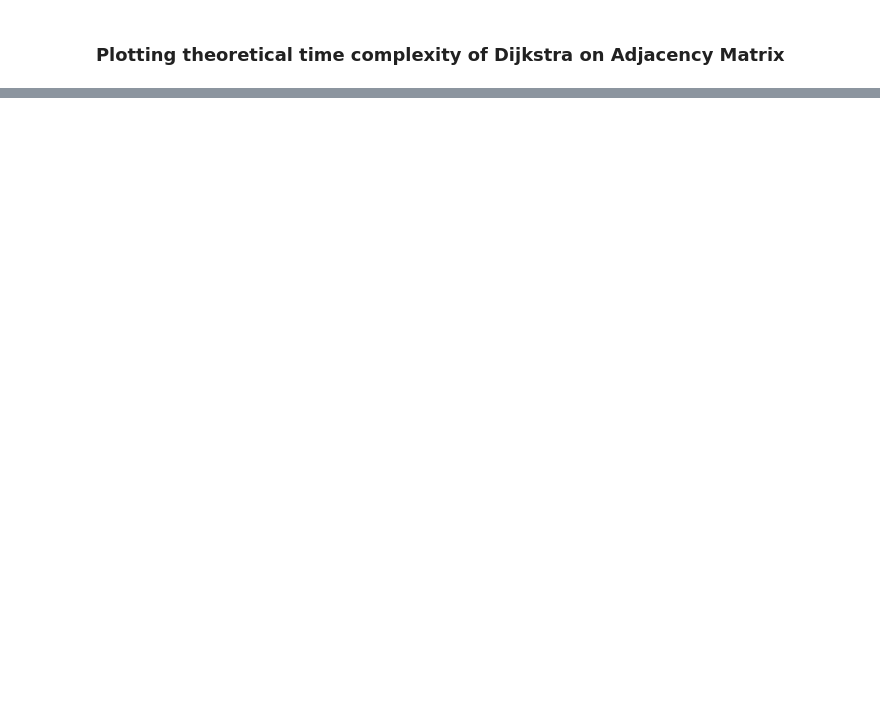
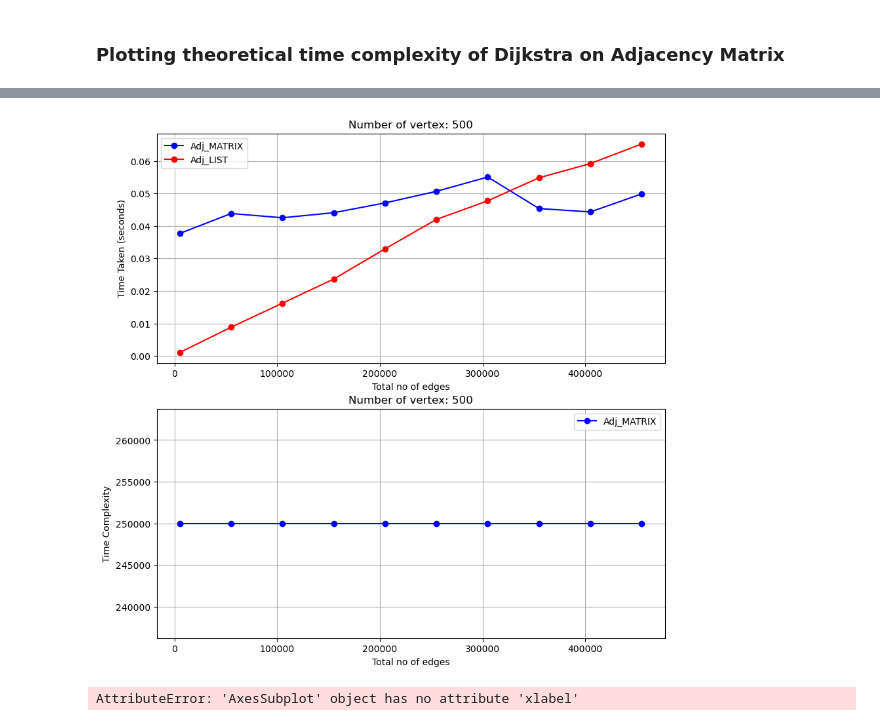
Before and after one commit to GeneralR3d/SC2001-Algorithms, a Jupyter notebook: Project2/Dijkstra on adjacency matrix.ipynb, the cells around one changed output, grey strips where cells are left out. Cells and saved outputs as stored; diff of their text form; code cells hidden in the pictures; blank space fills up the shorter version.

```diff
--- a/Project2/Dijkstra on adjacency matrix.ipynb
+++ b/Project2/Dijkstra on adjacency matrix.ipynb
@@ -198,0 +608,33 @@ plt.show()
+# %%
+import matplotlib.pyplot as pltt
+fig,axes = pltt.subplots(2,figsize=(10,10))
+axes[0].plot(np.array(counting)*1000,timematrix , marker='o', linestyle='-',color='b',label='Adj_MATRIX')
+axes[0].plot(np.array(counting)*1000, timell, marker='o', linestyle='-',color='r',label='Adj_LIST')
+axes[0].set_xlabel('Total no of edges')
+axes[0].set_ylabel('Time Taken (seconds)')
+axes[0].set_title(f'Number of vertex: {V}')
+axes[0].legend()
+axes[0].grid(True)
+
+axes[1].plot(np.array(counting)*1000,np.array(theoretical_complexity_matrix), marker='o', linestyle='-',color='b', label='Adj_MATRIX')
+#axes[1].plot(np.array(counting)*1000,theoretical_complexity_list, marker='o', linestyle='-',color='r', label='Adj_LIST')
+axes[1].set_xlabel('Total no of edges')
+axes[1].set_ylabel('Time Complexity')
+axes[1].set_title(f'Number of vertex: {V}')
+axes[1].legend()
+axes[1].grid(True)
+
+fig.show()
+# %% [output]
+[figure, added]
+# %%
+plt.plot(counting, theoretical_complexity_matrix, marker='o', linestyle='-',color='b', label='Adj_MATRIX')
+plt.plot(counting, theoretical_complexity_list, marker='o', linestyle='-',color='r', label='Adj_LIST')
+plt.xlabel('Number of edges per vertex')
+plt.ylabel('Theoretical Complexity')
+plt.title(f'Number of vertex: {V-1}')
+plt.grid(True)
+plt.legend()
+plt.show()
+# %% [output]
+AttributeError: 'AxesSubplot' object has no attribute 'xlabel'
```
Also changed, not shown: parts of 12 cells of this notebook, 3 other files.
